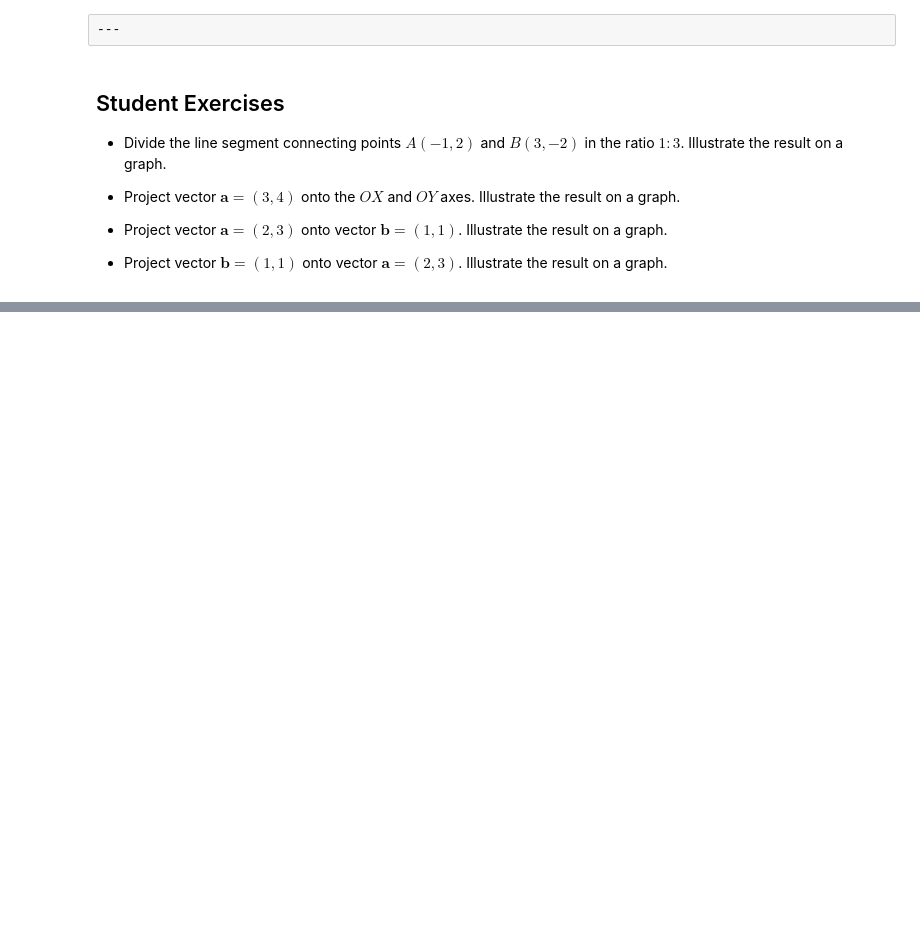
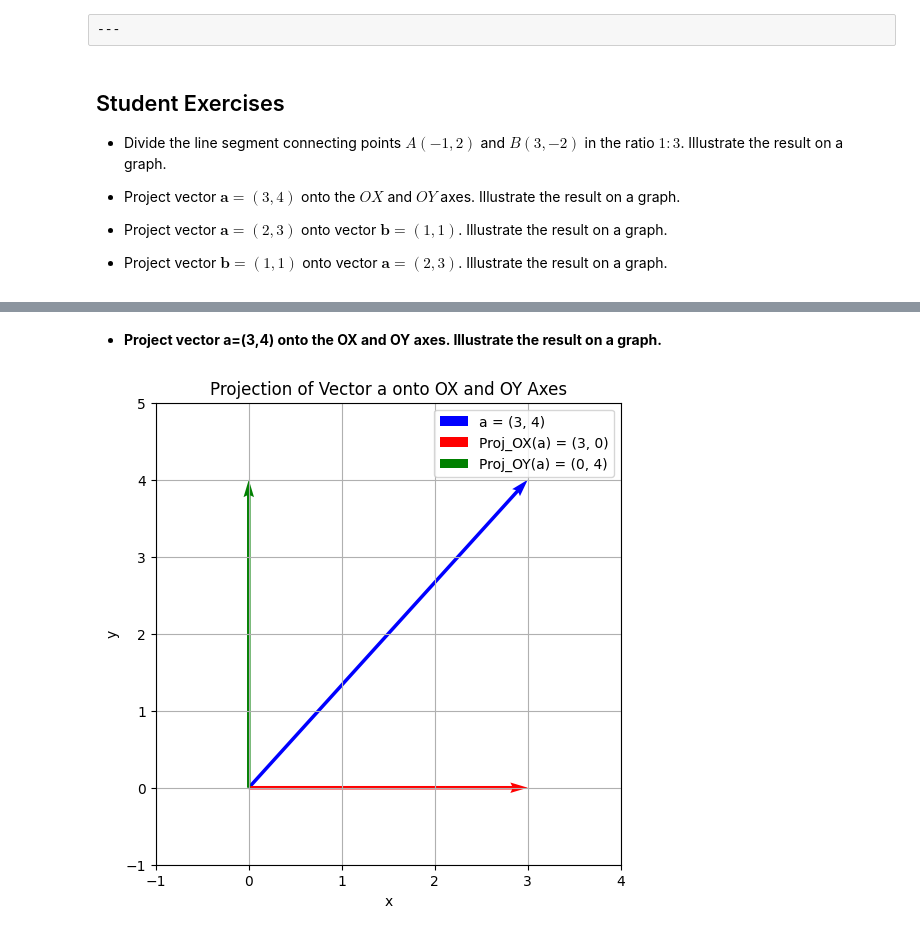
Before and after one commit to smtgl05/Math-2024-25-Winter, a Jupyter notebook: Notebooks_EN/01_Linear_Algebra/03_Vectors/LA_Vectors_projections.ipynb, the cells around one changed output, grey strips where cells are left out. Saved outputs shown, nothing was run; the diff lists cells and outputs as text; code cells hidden in the pictures; blank space fills up the shorter version.

```diff
--- a/Notebooks_EN/01_Linear_Algebra/03_Vectors/LA_Vectors_projections.ipynb
+++ b/Notebooks_EN/01_Linear_Algebra/03_Vectors/LA_Vectors_projections.ipynb
@@ -191,0 +155,32 @@ plt.show()
+# %% [markdown]
+- **Project vector  a=(3,4)  onto the  OX  and  OY  axes. Illustrate the result on a graph.**
+# %%
+import matplotlib.pyplot as plt
+import numpy as np
+
+# Define vector a
+a = np.array([3, 4])
+
+# Projections onto OX and OY axes
+proj_OX = np.array([3, 0])
+proj_OY = np.array([0, 4])
+
+# Plotting the vectors
+plt.figure(figsize=(6, 6))
+plt.quiver(0, 0, a[0], a[1], angles='xy', scale_units='xy', scale=1, color='blue', label='a = (3, 4)')
+plt.quiver(0, 0, proj_OX[0], proj_OX[1], angles='xy', scale_units='xy', scale=1, color='red', label='Proj_OX(a) = (3, 0)')
+plt.quiver(0, 0, proj_OY[0], proj_OY[1], angles='xy', scale_units='xy', scale=1, color='green', label='Proj_OY(a) = (0, 4)')
+
+# Adding grid and axis labels
+plt.grid(True)
+plt.xlim(-1, 4)
+plt.ylim(-1, 5)
+plt.xlabel('x')
+plt.ylabel('y')
+plt.title('Projection of Vector a onto OX and OY Axes')
+plt.legend()
+
+# Displaying the graph
+plt.show()
+# %% [output]
+[figure, added]
```
Also changed, not shown: parts of 8 cells of this notebook.
